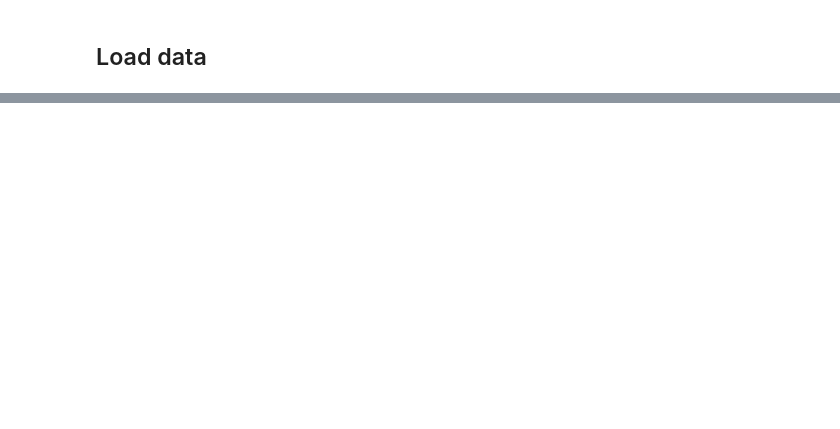
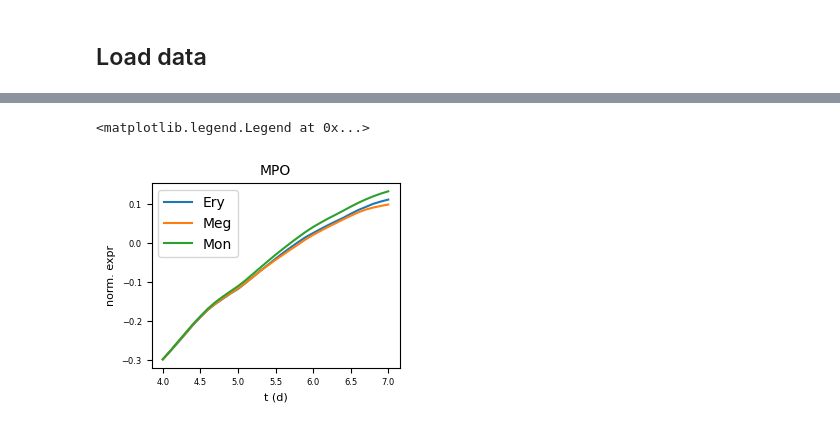
Before and after one commit to scDiffEq/scDiffEq, a Jupyter notebook: docs/source/_notebooks/quickstart.ipynb, the cells around one changed output, grey strips where cells are left out. Drawn from its saved outputs; the diff is of its cells as text; code cells hidden in the pictures; blank space fills up the shorter version.

```diff
--- a/docs/source/_notebooks/quickstart.ipynb
+++ b/docs/source/_notebooks/quickstart.ipynb
@@ -277,0 +246,3 @@ x_s = [
+# %%
+def mean_expr(df, adata_sim, gene):
+    return adata_sim[df.index].obsm["X_gene"][gene].mean()
@@ -277,0 +251,6 @@ x_s = [
+# %%
+mpo_expr = (
+    adata_sim.obs.groupby(["t", "fate"])
+    .apply(mean_expr, adata_sim, gene="MPO")
+    .unstack()
+)
@@ -277,0 +259,16 @@ x_s = [
+# %%
+fig, axes = cp.plot(
+    1,
+    1,
+    height=0.5,
+    width=0.5,
+    x_label=["t (d)"],
+    y_label=["norm. expr"],
+    title=["MPO"],
+)
+for col in mpo_expr:
+    axes[0].plot(mpo_expr[col], label=col)
+axes[0].legend()
+# %% [output]
+<matplotlib.legend.Legend at 0x...>
+[figure, added]
```
Also changed, not shown: parts of 76 cells of this notebook.
